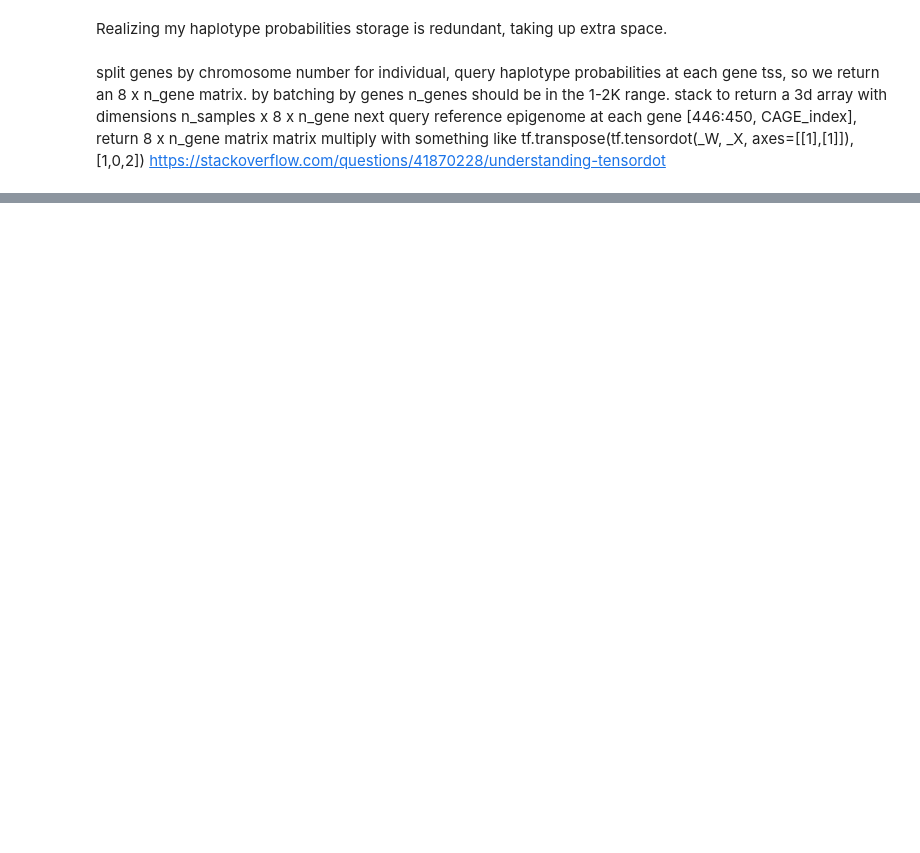
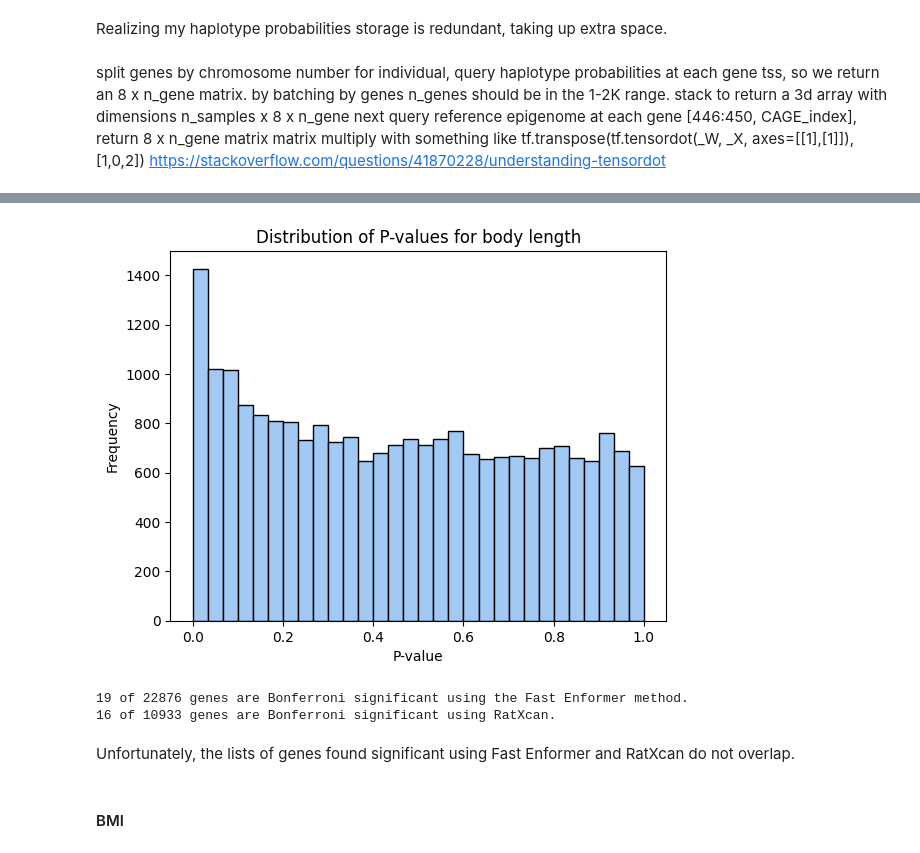
Before and after one commit to hakyimlab/sabrina-deep-learning-in-genomics, a Jupyter notebook: posts/2024-07-10-Br-epigenomeXcan-test/index.ipynb, the cells around one changed output, grey strips where cells are left out. Cells and saved outputs as stored; diff of their text form; code cells hidden in the pictures; blank space fills up the shorter version.

```diff
--- a/posts/2024-07-10-Br-epigenomeXcan-test/index.ipynb
+++ b/posts/2024-07-10-Br-epigenomeXcan-test/index.ipynb
@@ -131,0 +211,23 @@ for chr, genes_df in genes_by_chrom:
+# %%
+plt.hist(bodylen_assoc['pvalue'], bins=30, edgecolor='black', color=colors[0])
+plt.title('Distribution of P-values for body length')
+plt.xlabel('P-value')
+plt.ylabel('Frequency')
+plt.show()
+# %% [output]
+[figure, added]
+# %%
+threshold_FE = 0.5 / len(bodylen_assoc)
+# Filter significant genes
+bodylen_genes_FE = bodylen_assoc.loc[bodylen_assoc['pvalue'] < threshold_FE, 'gene']
+print(f'{len(bodylen_genes_FE)} of {len(bodylen_assoc)} genes are Bonferroni significant using the Fast Enformer method.')
+threshold_ratxcan = 0.5 / len(bodylen_results)
+bodylen_genes_ratxcan = bodylen_results.loc[bodylen_results['p_acat_5'] < threshold_ratxcan, 'gene']
+print(f'{len(bodylen_genes_ratxcan)} of {len(bodylen_results)} genes are Bonferroni significant using RatXcan.')
+# %% [output]
+19 of 22876 genes are Bonferroni significant using the Fast Enformer method.
+16 of 10933 genes are Bonferroni significant using RatXcan.
+# %% [markdown]
+Unfortunately, the lists of genes found significant using Fast Enformer and RatXcan do not overlap.
+# %% [markdown]
+#### BMI
```
Also changed, not shown: parts of 17 cells of this notebook, 4 other files.
